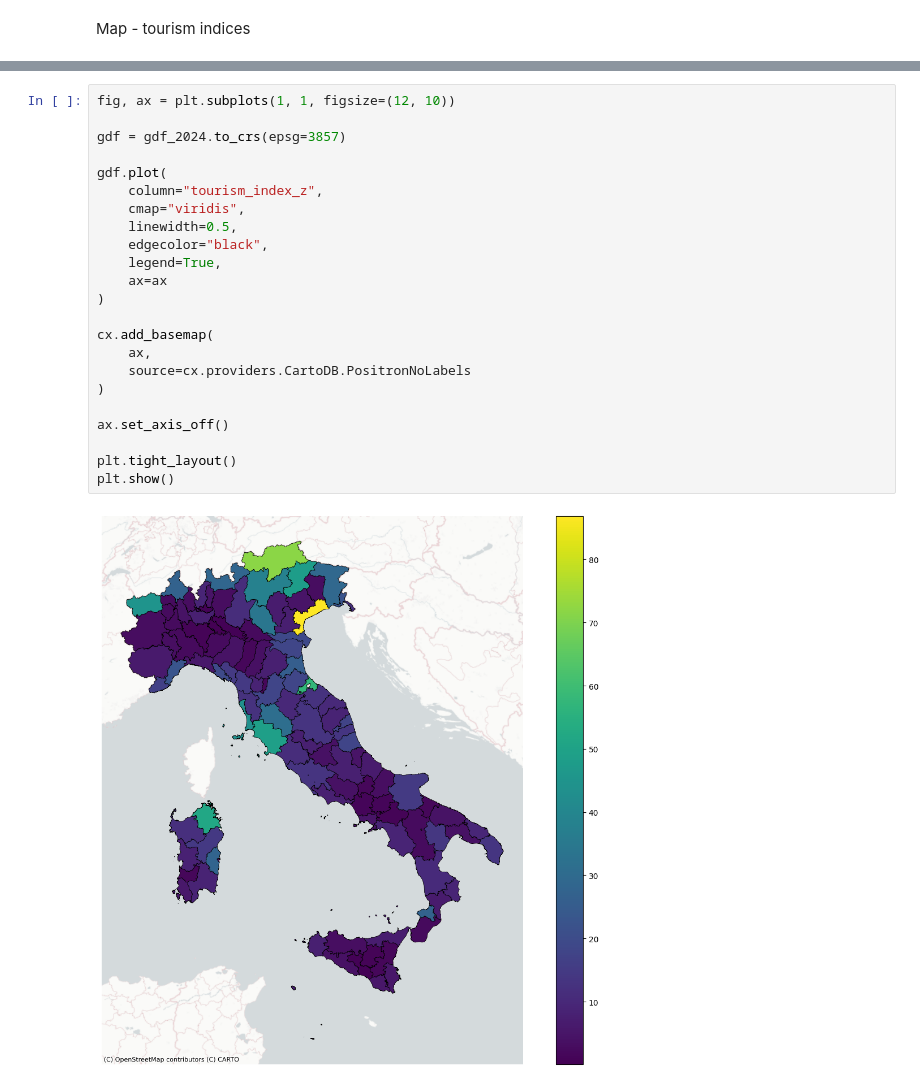
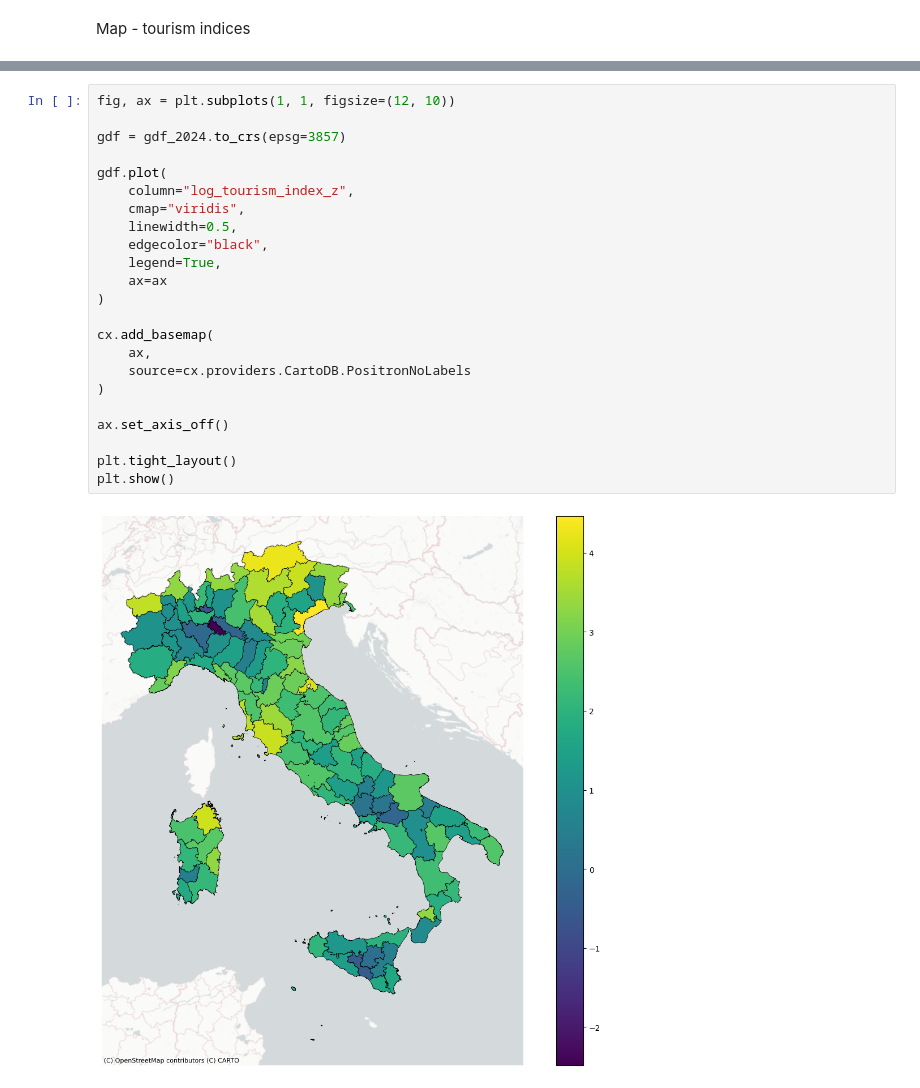
Before and after one commit to FrancescoCorti/Housing_Project, a Jupyter notebook: code/3_1_maps.ipynb, the cells around one changed output, grey strips where cells are left out. Drawn from its saved outputs; the diff is of its cells as text.

```diff
--- a/code/3_1_maps.ipynb
+++ b/code/3_1_maps.ipynb
@@ -97,25 +143,25 @@ plt.show()
 # %%
 fig, ax = plt.subplots(1, 1, figsize=(12, 10))
 
 gdf = gdf_2024.to_crs(epsg=3857)
 
 gdf.plot(
-    column="tourism_index_z",
+    column="log_tourism_index_z",
     cmap="viridis",
     linewidth=0.5,
     edgecolor="black",
     legend=True,
     ax=ax
 )
 
 cx.add_basemap(
     ax,
     source=cx.providers.CartoDB.PositronNoLabels
 )
 
 ax.set_axis_off()
 
 plt.tight_layout()
 plt.show()
 # %% [output]
-[figure, old version]
+[figure, new version]
```
Also changed, not shown: parts of 5 cells of this notebook, 2 other files.
